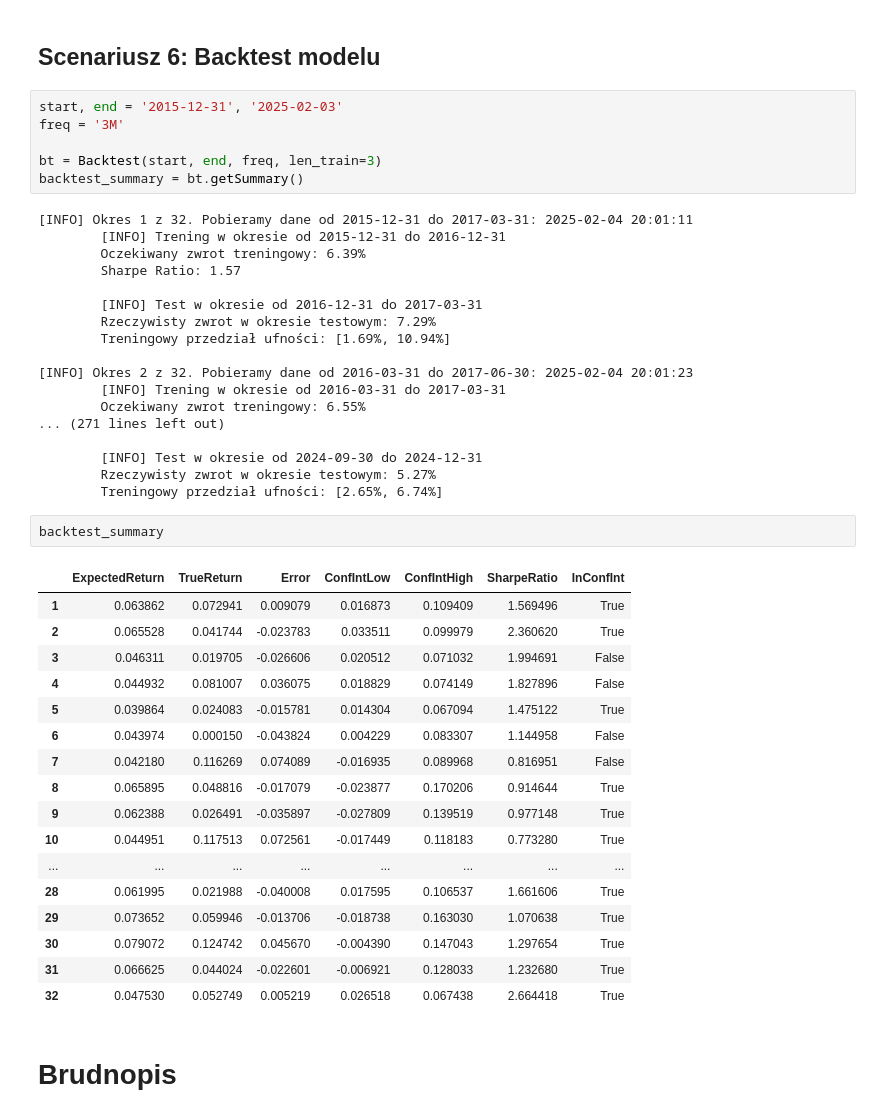
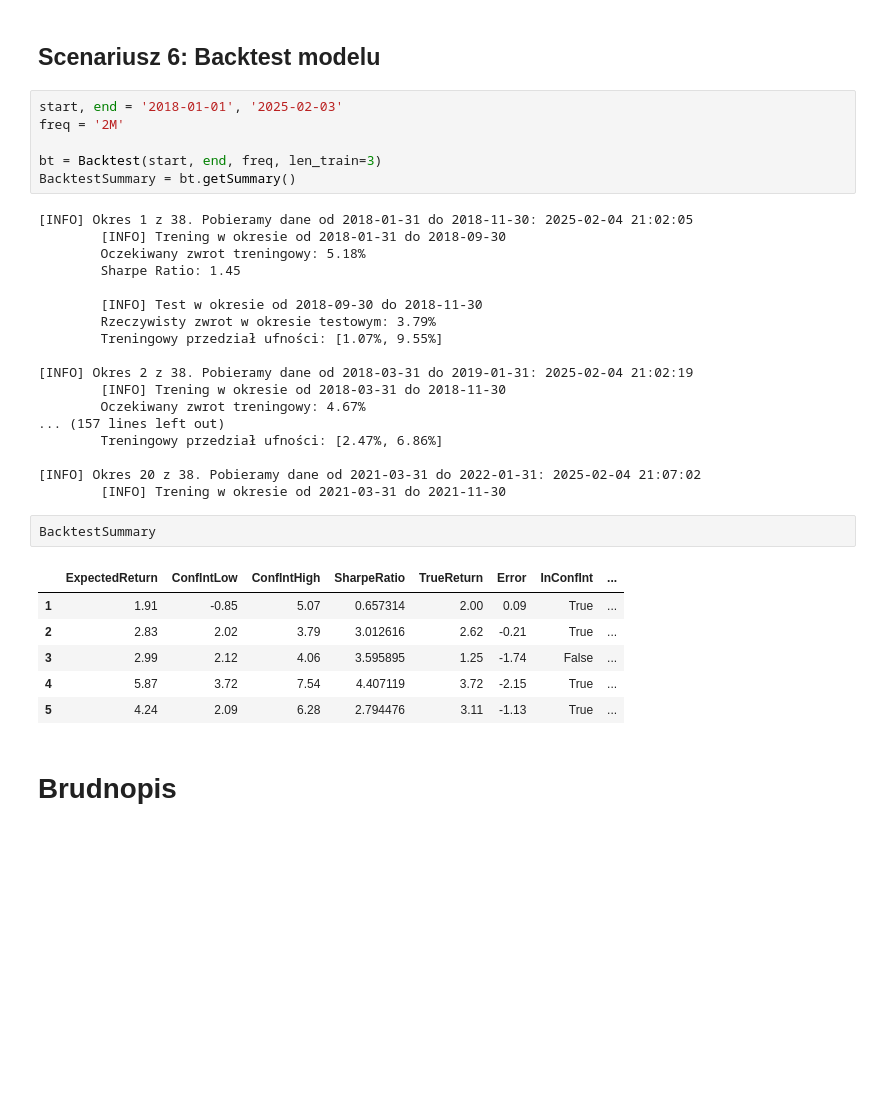
Before and after one commit to jakubweglowski/ETF-Trading, a Jupyter notebook: run.ipynb, the cells around one changed output. Saved outputs shown, nothing was run; the diff lists cells and outputs as text; blank space fills up the shorter version.

```diff
--- a/run.ipynb
+++ b/run.ipynb
@@ -361,49 +361,38 @@ ef.plot(Nrandom=5000)
 # %% [markdown]
 ## Scenariusz 6: Backtest modelu
 # %%
-start, end = '2015-12-31', '2025-02-03'
-freq = '3M'
+start, end = '2018-01-01', '2025-02-03'
+freq = '2M'
 
 bt = Backtest(start, end, freq, len_train=3)
-backtest_summary = bt.getSummary()
+BacktestSummary = bt.getSummary()
 # %% [output]
-[INFO] Okres 1 z 32. Pobieramy dane od 2015-12-31 do 2017-03-31: 2025-02-04 20:01:11
-        [INFO] Trening w okresie od 2015-12-31 do 2016-12-31
-        Oczekiwany zwrot treningowy: 6.39%
-        Sharpe Ratio: 1.57
+[INFO] Okres 1 z 38. Pobieramy dane od 2018-01-31 do 2018-11-30: 2025-02-04 21:02:05
+        [INFO] Trening w okresie od 2018-01-31 do 2018-09-30
+        Oczekiwany zwrot treningowy: 5.18%
+        Sharpe Ratio: 1.45
 
-        [INFO] Test w okresie od 2016-12-31 do 2017-03-31
-        Rzeczywisty zwrot w okresie testowym: 7.29%
-        Treningowy przedział ufności: [1.69%, 10.94%]
+        [INFO] Test w okresie od 2018-09-30 do 2018-11-30
+        Rzeczywisty zwrot w okresie testowym: 3.79%
+        Treningowy przedział ufności: [1.07%, 9.55%]
 
-[INFO] Okres 2 z 32. Pobieramy dane od 2016-03-31 do 2017-06-30: 2025-02-04 20:01:23
-        [INFO] Trening w okresie od 2016-03-31 do 2017-03-31
-        Oczekiwany zwrot treningowy: 6.55%
-... (271 lines left out)
+[INFO] Okres 2 z 38. Pobieramy dane od 2018-03-31 do 2019-01-31: 2025-02-04 21:02:19
+        [INFO] Trening w okresie od 2018-03-31 do 2018-11-30
+        Oczekiwany zwrot treningowy: 4.67%
+... (157 lines left out)
+        Treningowy przedział ufności: [2.47%, 6.86%]
 
-        [INFO] Test w okresie od 2024-09-30 do 2024-12-31
-        Rzeczywisty zwrot w okresie testowym: 5.27%
-        Treningowy przedział ufności: [2.65%, 6.74%]
+[INFO] Okres 20 z 38. Pobieramy dane od 2021-03-31 do 2022-01-31: 2025-02-04 21:07:02
+        [INFO] Trening w okresie od 2021-03-31 do 2021-11-30
-# %%
-backtest_summary
-# %% [output]
-|  | ExpectedReturn | TrueReturn | Error | ConfIntLow | ConfIntHigh | SharpeRatio | InConfInt |
-| 1 | 0.063862 | 0.072941 | 0.009079 | 0.016873 | 0.109409 | 1.569496 | True |
-| 2 | 0.065528 | 0.041744 | -0.023783 | 0.033511 | 0.099979 | 2.360620 | True |
-| 3 | 0.046311 | 0.019705 | -0.026606 | 0.020512 | 0.071032 | 1.994691 | False |
-| 4 | 0.044932 | 0.081007 | 0.036075 | 0.018829 | 0.074149 | 1.827896 | False |
-| 5 | 0.039864 | 0.024083 | -0.015781 | 0.014304 | 0.067094 | 1.475122 | True |
-| 6 | 0.043974 | 0.000150 | -0.043824 | 0.004229 | 0.083307 | 1.144958 | False |
-| 7 | 0.042180 | 0.116269 | 0.074089 | -0.016935 | 0.089968 | 0.816951 | False |
-| 8 | 0.065895 | 0.048816 | -0.017079 | -0.023877 | 0.170206 | 0.914644 | True |
-| 9 | 0.062388 | 0.026491 | -0.035897 | -0.027809 | 0.139519 | 0.977148 | True |
-| 10 | 0.044951 | 0.117513 | 0.072561 | -0.017449 | 0.118183 | 0.773280 | True |
-| ... | ... | ... | ... | ... | ... | ... | ... |
-| 28 | 0.061995 | 0.021988 | -0.040008 | 0.017595 | 0.106537 | 1.661606 | True |
-| 29 | 0.073652 | 0.059946 | -0.013706 | -0.018738 | 0.163030 | 1.070638 | True |
-| 30 | 0.079072 | 0.124742 | 0.045670 | -0.004390 | 0.147043 | 1.297654 | True |
-| 31 | 0.066625 | 0.044024 | -0.022601 | -0.006921 | 0.128033 | 1.232680 | True |
-| 32 | 0.047530 | 0.052749 | 0.005219 | 0.026518 | 0.067438 | 2.664418 | True |
+# %%
+BacktestSummary
+# %% [output]
+|  | ExpectedReturn | ConfIntLow | ConfIntHigh | SharpeRatio | TrueReturn | Error | InConfInt | ... |
+| 1 | 1.91 | -0.85 | 5.07 | 0.657314 | 2.00 | 0.09 | True | ... |
+| 2 | 2.83 | 2.02 | 3.79 | 3.012616 | 2.62 | -0.21 | True | ... |
+| 3 | 2.99 | 2.12 | 4.06 | 3.595895 | 1.25 | -1.74 | False | ... |
+| 4 | 5.87 | 3.72 | 7.54 | 4.407119 | 3.72 | -2.15 | True | ... |
+| 5 | 4.24 | 2.09 | 6.28 | 2.794476 | 3.11 | -1.13 | True | ... |
 # %% [markdown]
 # Brudnopis
 # %% [markdown]
```
Also changed, not shown: parts of 1 cell of this notebook, 4 other files.
